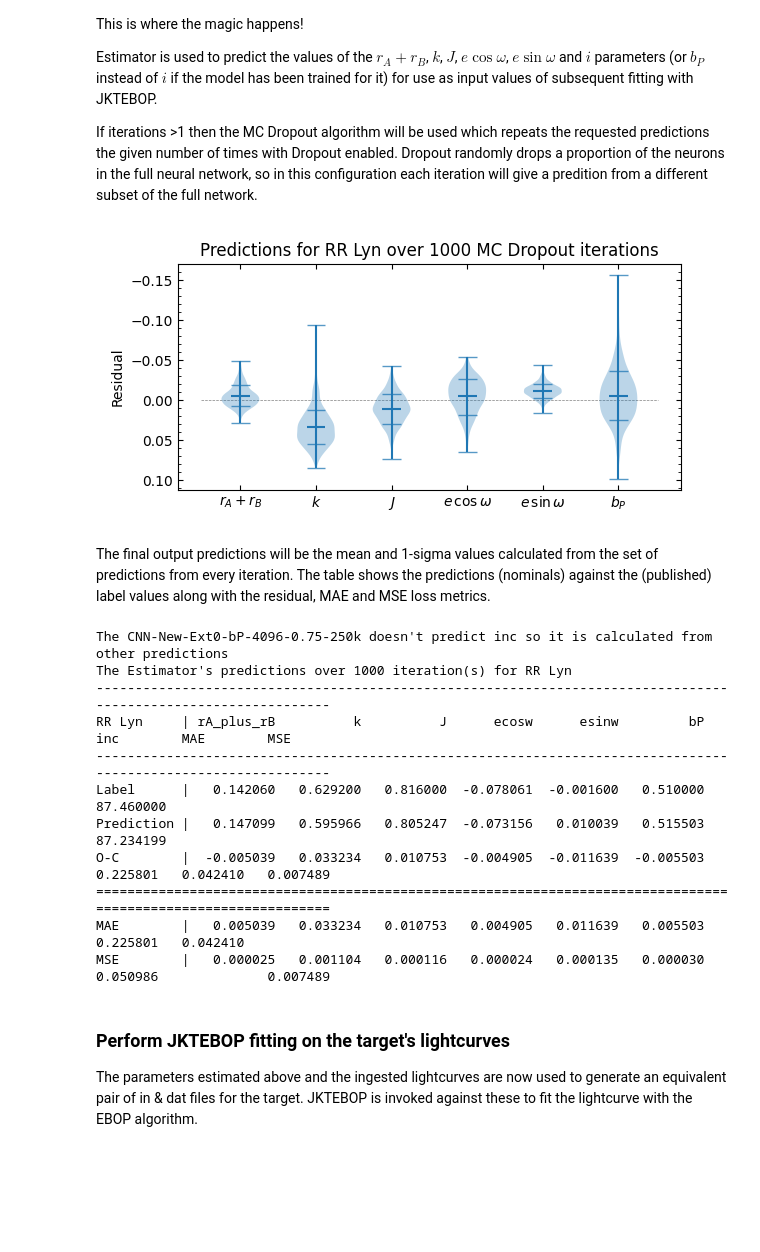
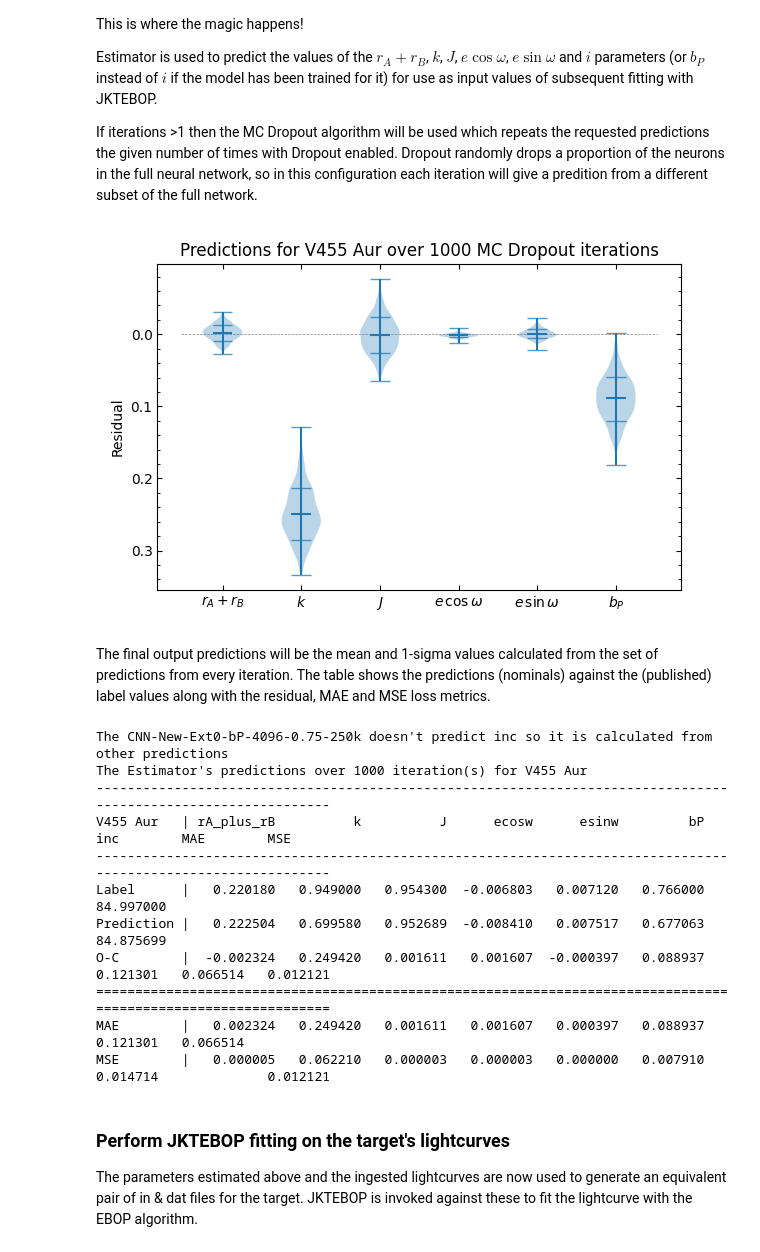
Before and after one commit to SteveOv/ebop_maven, a Jupyter notebook: model_interactive_tester.ipynb, the cells around one changed output. Cells and saved outputs as stored; diff of their text form; code cells hidden in the pictures; blank space fills up the shorter version.

Commit message:
Now defaults to V455 Aur

```diff
--- a/model_interactive_tester.ipynb
+++ b/model_interactive_tester.ipynb
@@ -47,7 +47,7 @@ Each output dict will publish: rA_plus_rB, k, J, ecosw, esinw, bP (and correspon
 These targets are taken from the **formal-test-dataset**. These are accompanied with published parameters which we can use to test our results. Targets marked with an asterisk have been excluded from formal testing.
 # %%
 # Our initial target and where to source fitting inputs
-default_target = "RR Lyn"
+default_target = "V455 Aur"
 do_control_fit = False
 
 targets_config_file = Path.cwd() / "config" / "formal-test-dataset.json"
@@ -152,22 +151,22 @@ of the full network.
 # %%
 # The model predicts scaled values (e.g. inc*0.01) which the Estimator "unscales" for us. An
 # iterations > 1 triggers the MC Dropout algorithm, returning multiple predictions per inst which
 # we can treat as a probability density. Returned preds in shape (#insts, #labels, #iterations)
 iterations = 1000
 raw_preds = estimator.predict_raw(np.array([mags]), np.array([[]]), iterations)[0]
 
 if iterations > 1:
     # Plot the raw residuals; this will show us the distribution of each predicted param
     # Invert the y-axis for effect, so it's clear when preds are higher or lower than label.
     label_values = np.array([labels[k] for k in estimator.label_names])[:, np.newaxis]
     residuals = np.subtract(label_values, raw_preds)
-    fig, axes = plt.subplots(figsize=(6, 3), tight_layout=True)
+    fig, axes = plt.subplots(figsize=(6, 4), tight_layout=True)
     plotting.plot_prediction_distributions_on_axes(axes, residuals, estimator.label_names,
                                 violin_plot=True, show_1sigma_lines=True, ylabel="Residual", inverty=True,
                                 title=f"Predictions for {target_label} over {iterations} MC Dropout iterations")
     plt.show()
 # %% [output]
-[figure, old version]
+[figure, new version]
 # %% [markdown]
 The final output predictions will be the mean and 1-sigma values calculated
 from the set of predictions from every iteration. The table shows the
@@ -190,16 +189,16 @@ print(f"The Estimator's predictions over {iterations} iteration(s) for {target}"
 model_testing.preds_vs_labels_dicts_to_table([predictions], [labels], [target], predicted_labels)
 # %% [output]
 The CNN-New-Ext0-bP-4096-0.75-250k doesn't predict inc so it is calculated from other predictions
-The Estimator's predictions over 1000 iteration(s) for RR Lyn
+The Estimator's predictions over 1000 iteration(s) for V455 Aur
 ---------------------------------------------------------------------------------------------------------------
-RR Lyn     | rA_plus_rB          k          J      ecosw      esinw         bP        inc        MAE        MSE
+V455 Aur   | rA_plus_rB          k          J      ecosw      esinw         bP        inc        MAE        MSE
 ---------------------------------------------------------------------------------------------------------------
-Label      |   0.142060   0.629200   0.816000  -0.078061  -0.001600   0.510000  87.460000
-Prediction |   0.147099   0.595966   0.805247  -0.073156   0.010039   0.515503  87.234199
-O-C        |  -0.005039   0.033234   0.010753  -0.004905  -0.011639  -0.005503   0.225801   0.042410   0.007489
+Label      |   0.220180   0.949000   0.954300  -0.006803   0.007120   0.766000  84.997000
+Prediction |   0.222504   0.699580   0.952689  -0.008410   0.007517   0.677063  84.875699
+O-C        |  -0.002324   0.249420   0.001611   0.001607  -0.000397   0.088937   0.121301   0.066514   0.012121
 ===============================================================================================================
-MAE        |   0.005039   0.033234   0.010753   0.004905   0.011639   0.005503   0.225801   0.042410
-MSE        |   0.000025   0.001104   0.000116   0.000024   0.000135   0.000030   0.050986              0.007489
+MAE        |   0.002324   0.249420   0.001611   0.001607   0.000397   0.088937   0.121301   0.066514
+MSE        |   0.000005   0.062210   0.000003   0.000003   0.000000   0.007910   0.014714              0.012121
 # %% [markdown]
 ### Perform JKTEBOP fitting on the target's lightcurves
 The parameters estimated above and the ingested lightcurves are now used to generate
```
Also changed, not shown: parts of 7 cells of this notebook.
